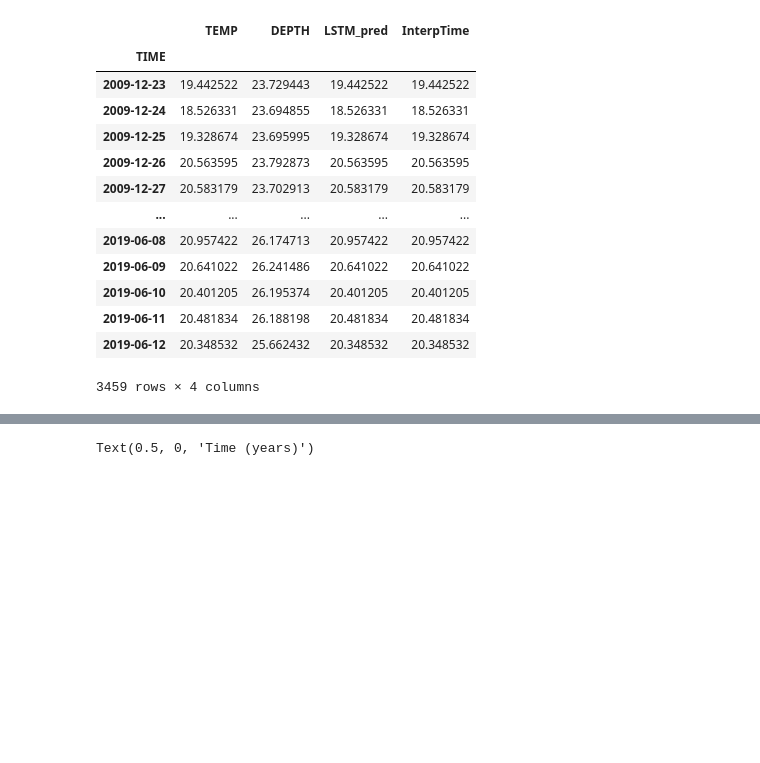
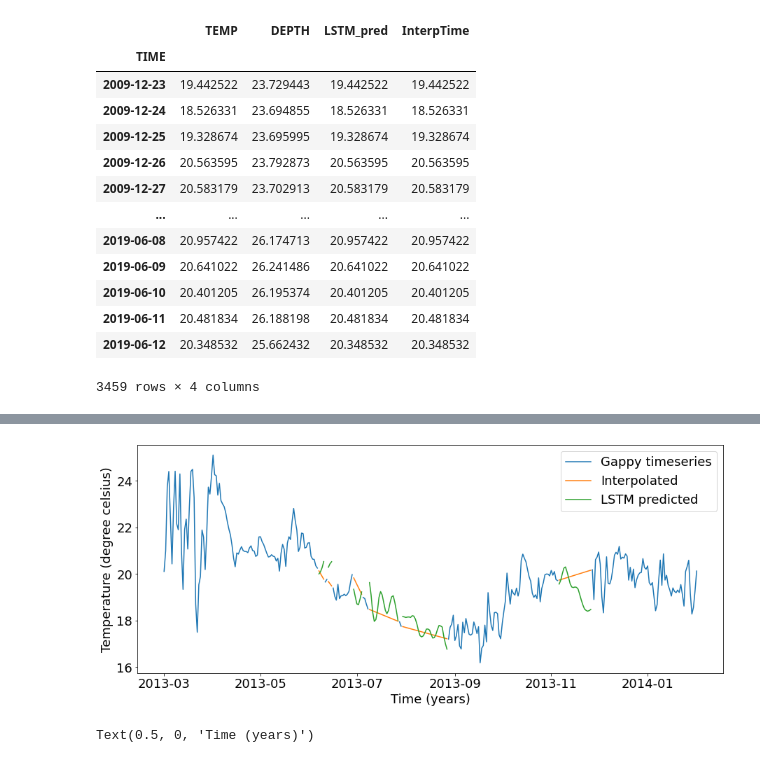
Before and after one commit to SteefanContractor/OceanML, a Jupyter notebook: script/temp_depth_gapfilling_plots.ipynb, the cells around one changed output, grey strips where cells are left out. Saved outputs shown, nothing was run; the diff lists cells and outputs as text; code cells hidden in the pictures; blank space fills up the shorter version.

```diff
--- a/script/temp_depth_gapfilling_plots.ipynb
+++ b/script/temp_depth_gapfilling_plots.ipynb
@@ -462,3 +465,7 @@ gapfilling_comp_plot(temp_df_245)
+# %%
+gapfilling_comp_plot(temp_df_245['2013-03-01':'2014-02-01'])
+# %% [output]
+[figure, added]
 # %%
 ####################
 # Below plot is based on reverse prediction using three layer model3
```
Also changed, not shown: parts of 11 cells of this notebook.
